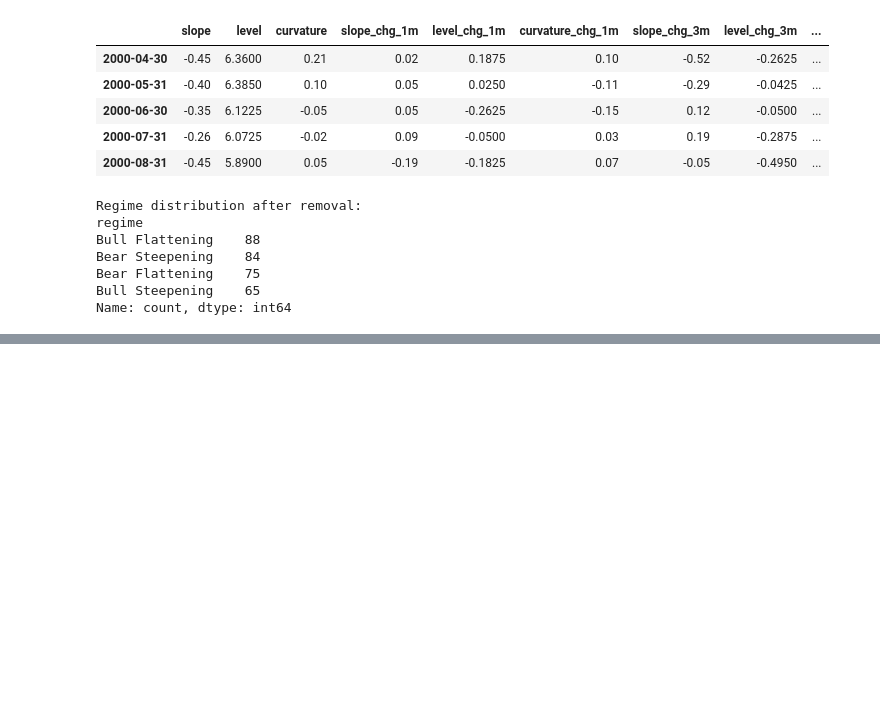
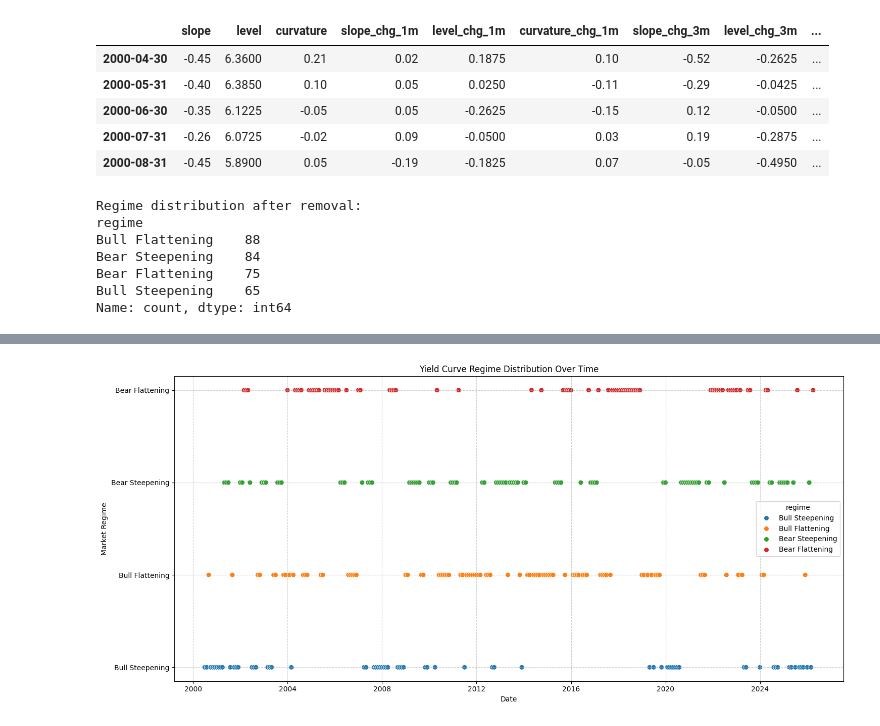
Before and after one commit to praneethk002/AM11_Individual_Assignment, a Jupyter notebook: ML_Final_Assignment.ipynb, the cells around one changed output, grey strips where cells are left out. Saved outputs shown, nothing was run; the diff lists cells and outputs as text; code cells hidden in the pictures; blank space fills up the shorter version.

```diff
--- a/ML_Final_Assignment.ipynb
+++ b/ML_Final_Assignment.ipynb
@@ -492,0 +627,21 @@ Passing `palette` without assigning `hue` is deprecated and will be removed in v
+# %%
+# 1. Verify NaNs in target columns before dropping (proof of forward lookup)
+print("Tail of df_features before dropping NaNs (showing NaNs from forward returns):")
+display(df_features[['XLF_outperform', 'XLK_outperform', 'XLF_forward_3m_return']].tail(5))
+
+# Define feature columns
+feature_cols = ['slope', 'level', 'curvature',
+                'slope_chg_1m', 'level_chg_1m', 'curvature_chg_1m',
+                'slope_chg_3m', 'level_chg_3m']
+
+# Drop rows where target is NaN (last 3 rows due to forward lookup)
+df_model = df_features.dropna(subset=['XLF_outperform', 'XLK_outperform', 'XLK_forward_3m_return'])
+
+# Separate features (X) and labels (y)
+X = df_model[feature_cols]
+y_xlf = df_model['XLF_outperform'].astype(int)
+y_xlk = df_model['XLK_outperform'].astype(int)
+
+print(f"\nShape of X: {X.shape}")
+print(f"Shape of y_xlf: {y_xlf.shape}")
+print(f"Shape of y_xlk: {y_xlk.shape}")
@@ -492,0 +662,19 @@ Passing `palette` without assigning `hue` is deprecated and will be removed in v
+# %%
+# Map regimes to numerical values for plotting
+regime_mapping = {regime: i for i, regime in enumerate(df_model['regime'].unique())}
+
+# Create a copy to avoid SettingWithCopyWarning
+df_model_plot = df_model.copy()
+df_model_plot['regime_numeric'] = df_model_plot['regime'].map(regime_mapping)
+
+plt.figure(figsize=(15, 7))
+sns.scatterplot(x=df_model_plot.index, y='regime_numeric', hue='regime', data=df_model_plot, s=50, palette='tab10', legend='full')
+plt.yticks(list(regime_mapping.values()), list(regime_mapping.keys()))
+plt.title('Yield Curve Regime Distribution Over Time')
+plt.xlabel('Date')
+plt.ylabel('Market Regime')
+plt.grid(True, linestyle='--', alpha=0.6)
+plt.tight_layout()
+plt.show()
+# %% [output]
+[figure, added]
```
Also changed, not shown: parts of 33 cells of this notebook.
